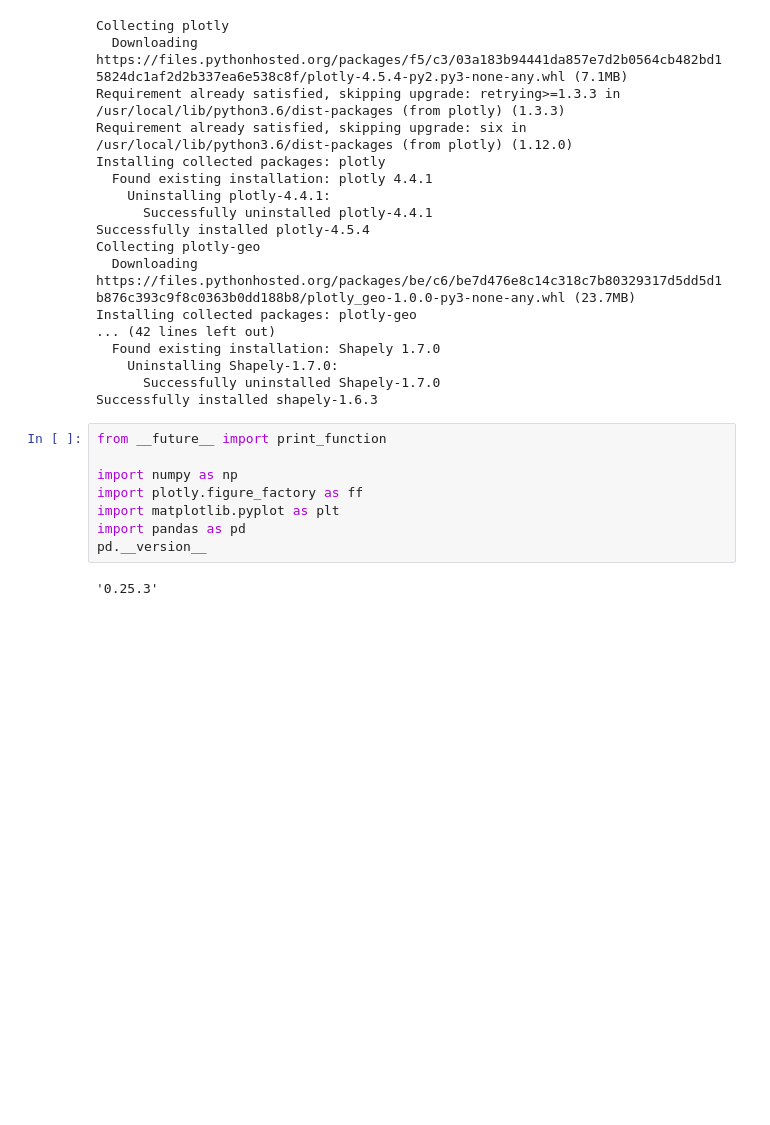
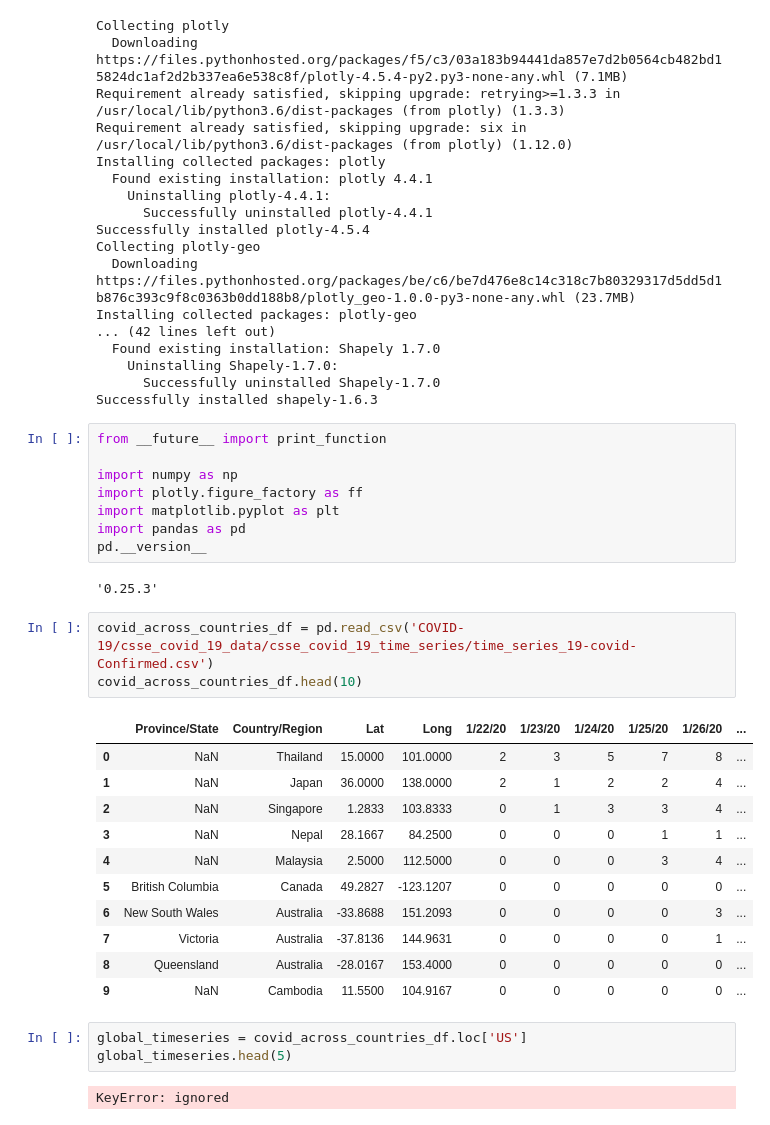
Before and after one commit to aiformankind/covid-19-hackathon, a Jupyter notebook: by_state_covid_analysis.ipynb, the cells around one changed output. Saved outputs shown, nothing was run; the diff lists cells and outputs as text; blank space fills up the shorter version.

```diff
--- a/by_state_covid_analysis.ipynb
+++ b/by_state_covid_analysis.ipynb
@@ -48,3 +48,23 @@ import pandas as pd
 pd.__version__
 # %% [output]
 '0.25.3'
+# %%
+covid_across_countries_df = pd.read_csv('COVID-19/csse_covid_19_data/csse_covid_19_time_series/time_series_19-covid-Confirmed.csv')
+covid_across_countries_df.head(10)
+# %% [output]
+|  | Province/State | Country/Region | Lat | Long | 1/22/20 | 1/23/20 | 1/24/20 | 1/25/20 | 1/26/20 | ... |
+| 0 | NaN | Thailand | 15.0000 | 101.0000 | 2 | 3 | 5 | 7 | 8 | ... |
+| 1 | NaN | Japan | 36.0000 | 138.0000 | 2 | 1 | 2 | 2 | 4 | ... |
+| 2 | NaN | Singapore | 1.2833 | 103.8333 | 0 | 1 | 3 | 3 | 4 | ... |
+| 3 | NaN | Nepal | 28.1667 | 84.2500 | 0 | 0 | 0 | 1 | 1 | ... |
+| 4 | NaN | Malaysia | 2.5000 | 112.5000 | 0 | 0 | 0 | 3 | 4 | ... |
+| 5 | British Columbia | Canada | 49.2827 | -123.1207 | 0 | 0 | 0 | 0 | 0 | ... |
+| 6 | New South Wales | Australia | -33.8688 | 151.2093 | 0 | 0 | 0 | 0 | 3 | ... |
+| 7 | Victoria | Australia | -37.8136 | 144.9631 | 0 | 0 | 0 | 0 | 1 | ... |
+| 8 | Queensland | Australia | -28.0167 | 153.4000 | 0 | 0 | 0 | 0 | 0 | ... |
+| 9 | NaN | Cambodia | 11.5500 | 104.9167 | 0 | 0 | 0 | 0 | 0 | ... |
+# %%
+global_timeseries = covid_across_countries_df.loc['US']
+global_timeseries.head(5)
+# %% [output]
+KeyError: ignored
```
